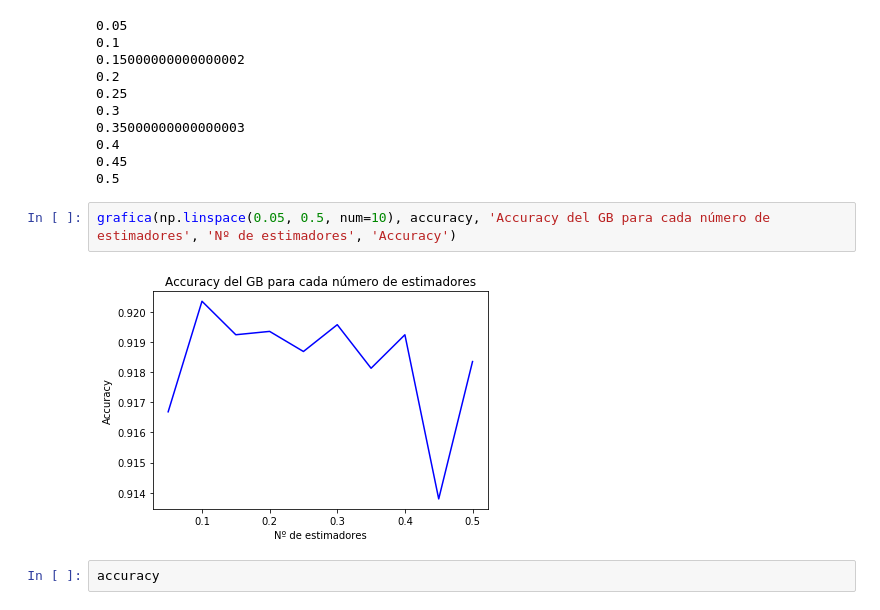
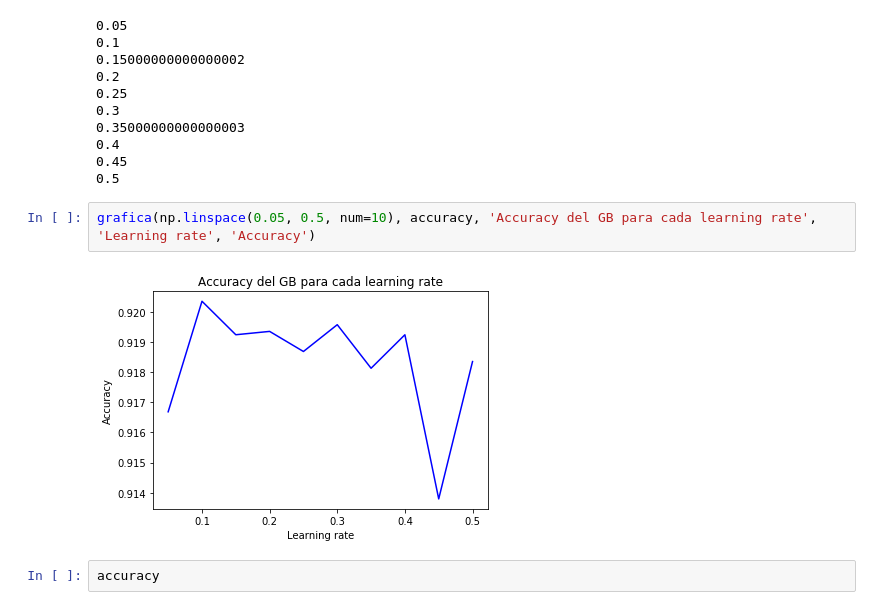
Before and after one commit to patriciacorhid/IN, a Jupyter notebook: P3/Ya enviados/p3_06.ipynb, the cells around one changed output. Drawn from its saved outputs; the diff is of its cells as text.

```diff
--- a/P3/Ya enviados/p3_06.ipynb
+++ b/P3/Ya enviados/p3_06.ipynb
@@ -459,9 +459,9 @@ for i in np.linspace(0.05,0.5, num=10):
 0.45
 0.5
 # %%
-grafica(np.linspace(0.05, 0.5, num=10), accuracy, 'Accuracy del GB para cada número de estimadores', 'Nº de estimadores', 'Accuracy')
+grafica(np.linspace(0.05, 0.5, num=10), accuracy, 'Accuracy del GB para cada learning rate', 'Learning rate', 'Accuracy')
 # %% [output]
-[figure, old version]
+[figure, new version]
 # %%
 accuracy
 # %% [output]
```
Also changed, not shown: 16 other files.
